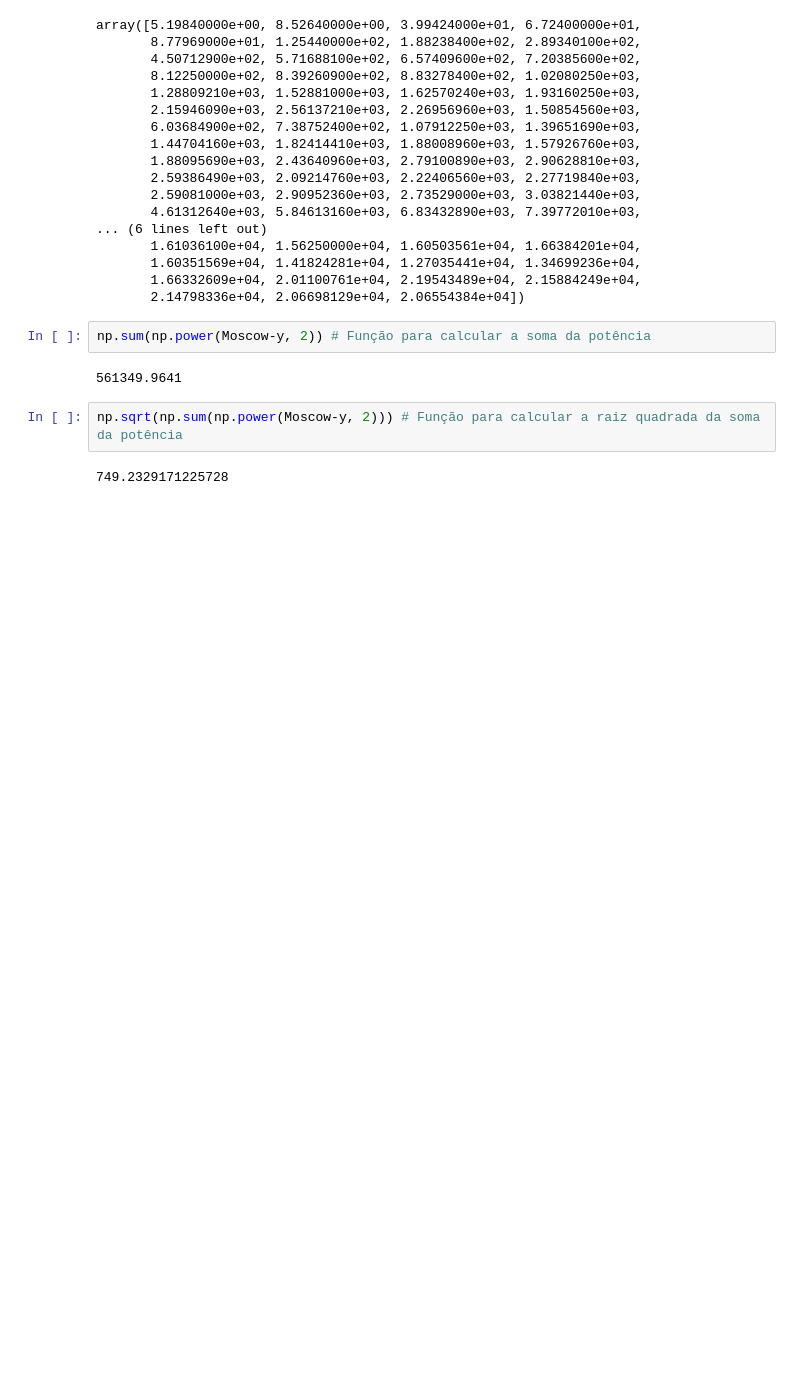
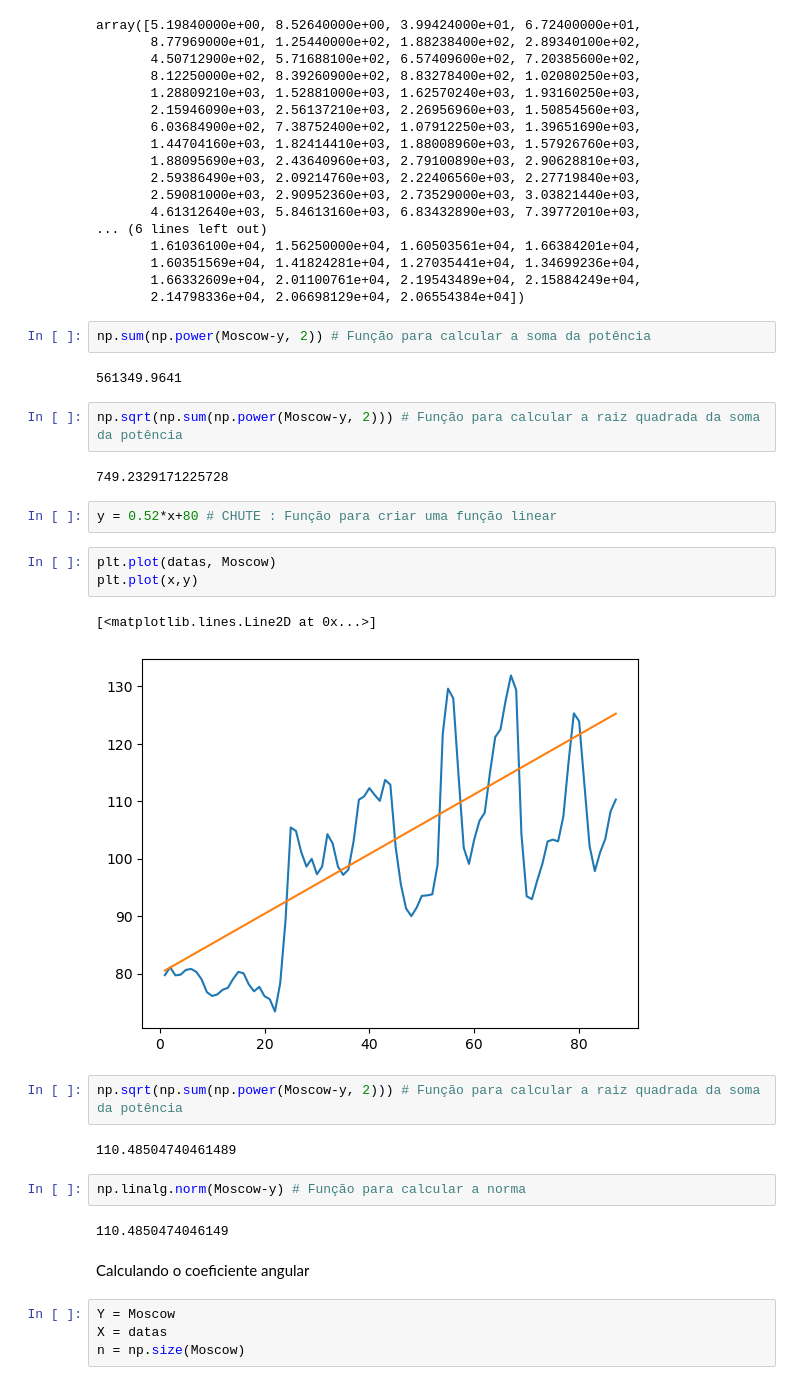
Before and after one commit to chiarorosa/ia_aprendizado_maquina_basico, a Jupyter notebook: Data_Science_numpy.ipynb, the cells around one changed output. Cells and saved outputs as stored; diff of their text form; blank space fills up the shorter version.

Commit message:
Regressão Linear

```diff
--- a/Data_Science_numpy.ipynb
+++ b/Data_Science_numpy.ipynb
@@ -222,3 +222,25 @@ np.sum(np.power(Moscow-y, 2)) # Função para calcular a soma da potência
 np.sqrt(np.sum(np.power(Moscow-y, 2))) # Função para calcular a raiz quadrada da soma da potência
 # %% [output]
 749.2329171225728
+# %%
+y = 0.52*x+80 # CHUTE : Função para criar uma função linear
+# %%
+plt.plot(datas, Moscow)
+plt.plot(x,y)
+# %% [output]
+[<matplotlib.lines.Line2D at 0x...>]
+[figure, added]
+# %%
+np.sqrt(np.sum(np.power(Moscow-y, 2))) # Função para calcular a raiz quadrada da soma da potência
+# %% [output]
+110.48504740461489
+# %%
+np.linalg.norm(Moscow-y) # Função para calcular a norma
+# %% [output]
+110.4850474046149
+# %% [markdown]
+Calculando o coeficiente angular
+# %%
+Y = Moscow
+X = datas
+n = np.size(Moscow)
```
Also changed, not shown: parts of 9 cells of this notebook.
